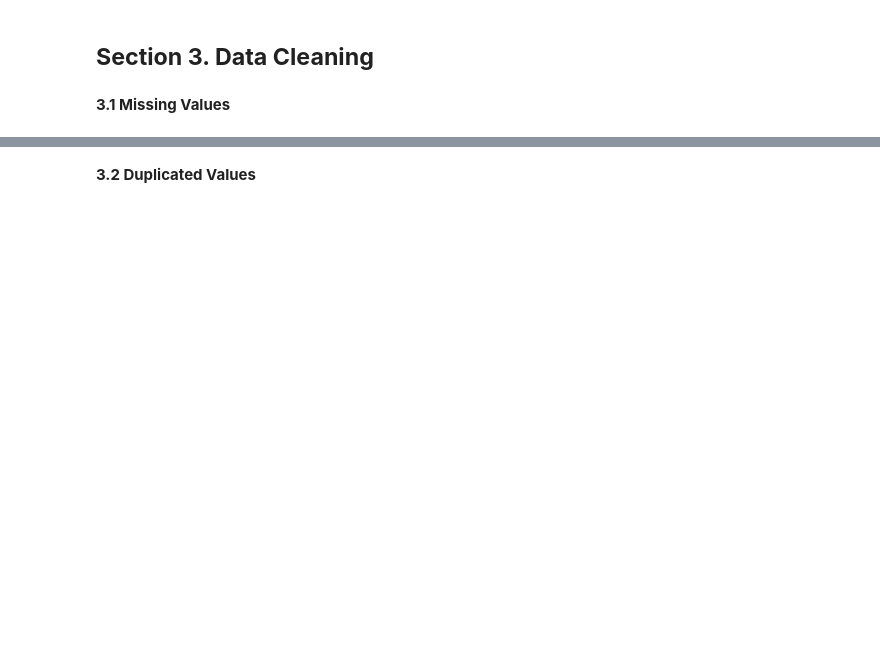
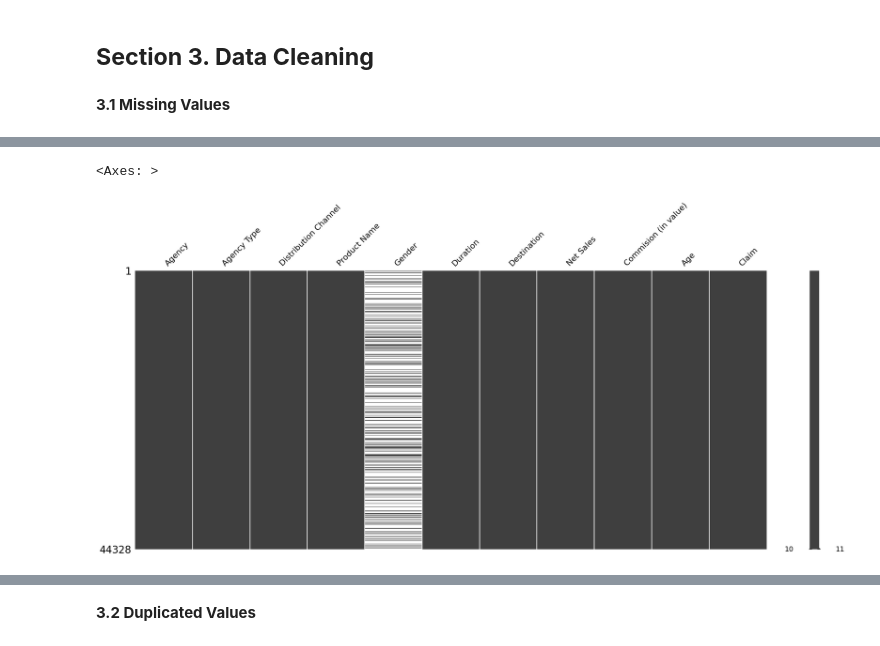
Before and after one commit to Faizism/travel_insurance, a Jupyter notebook: notebooks/1.0-bdp-inital-notebook.ipynb, the cells around one changed output, grey strips where cells are left out. Drawn from its saved outputs; the diff is of its cells as text; code cells hidden in the pictures; blank space fills up the shorter version.

```diff
--- a/notebooks/1.0-bdp-inital-notebook.ipynb
+++ b/notebooks/1.0-bdp-inital-notebook.ipynb
@@ -36,0 +140,5 @@
+# %%
+missingno.matrix(df)
+# %% [output]
+<Axes: >
+[figure, added]
```
Also changed, not shown: parts of 22 cells of this notebook, 2 other files.
